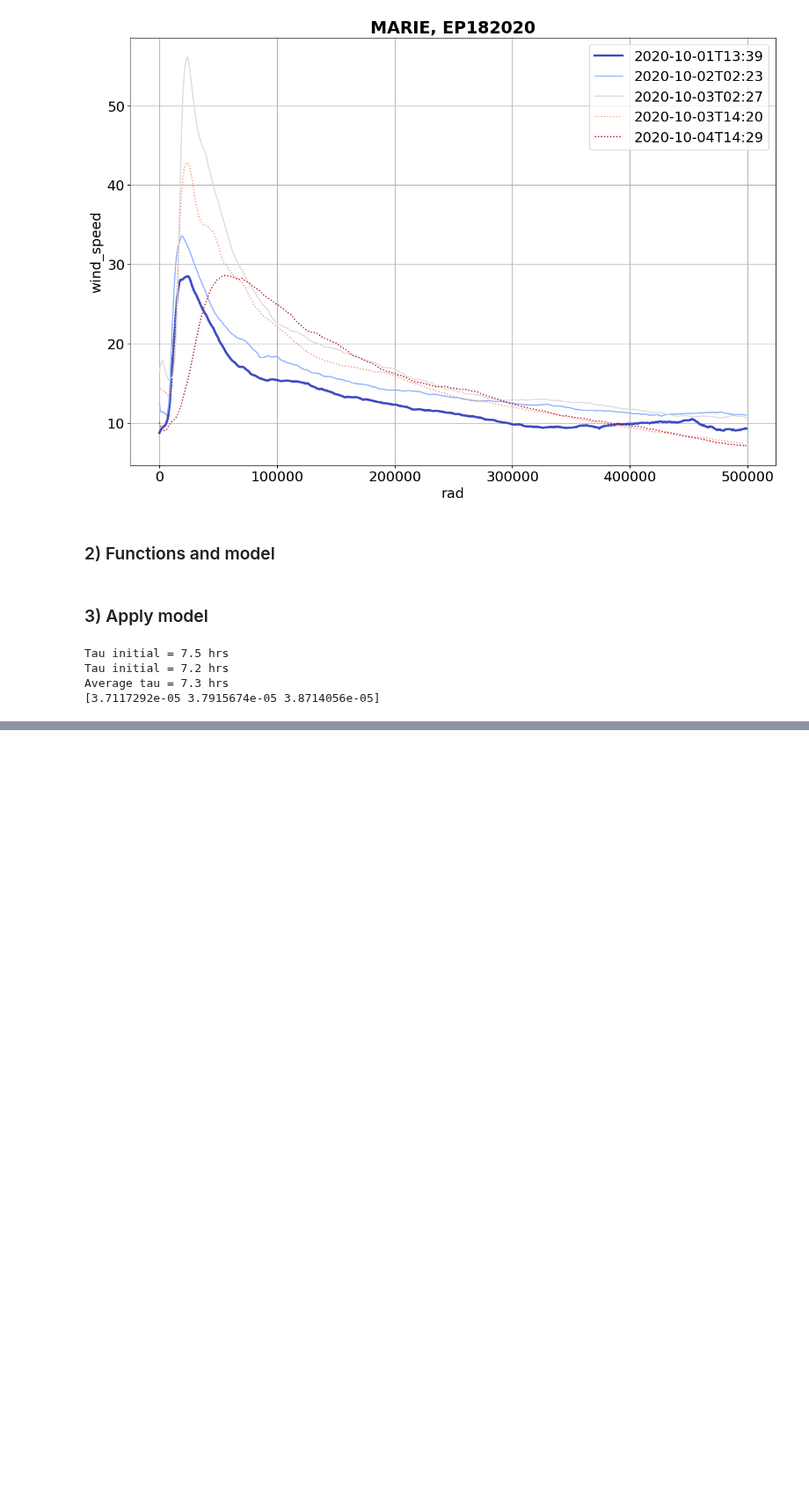
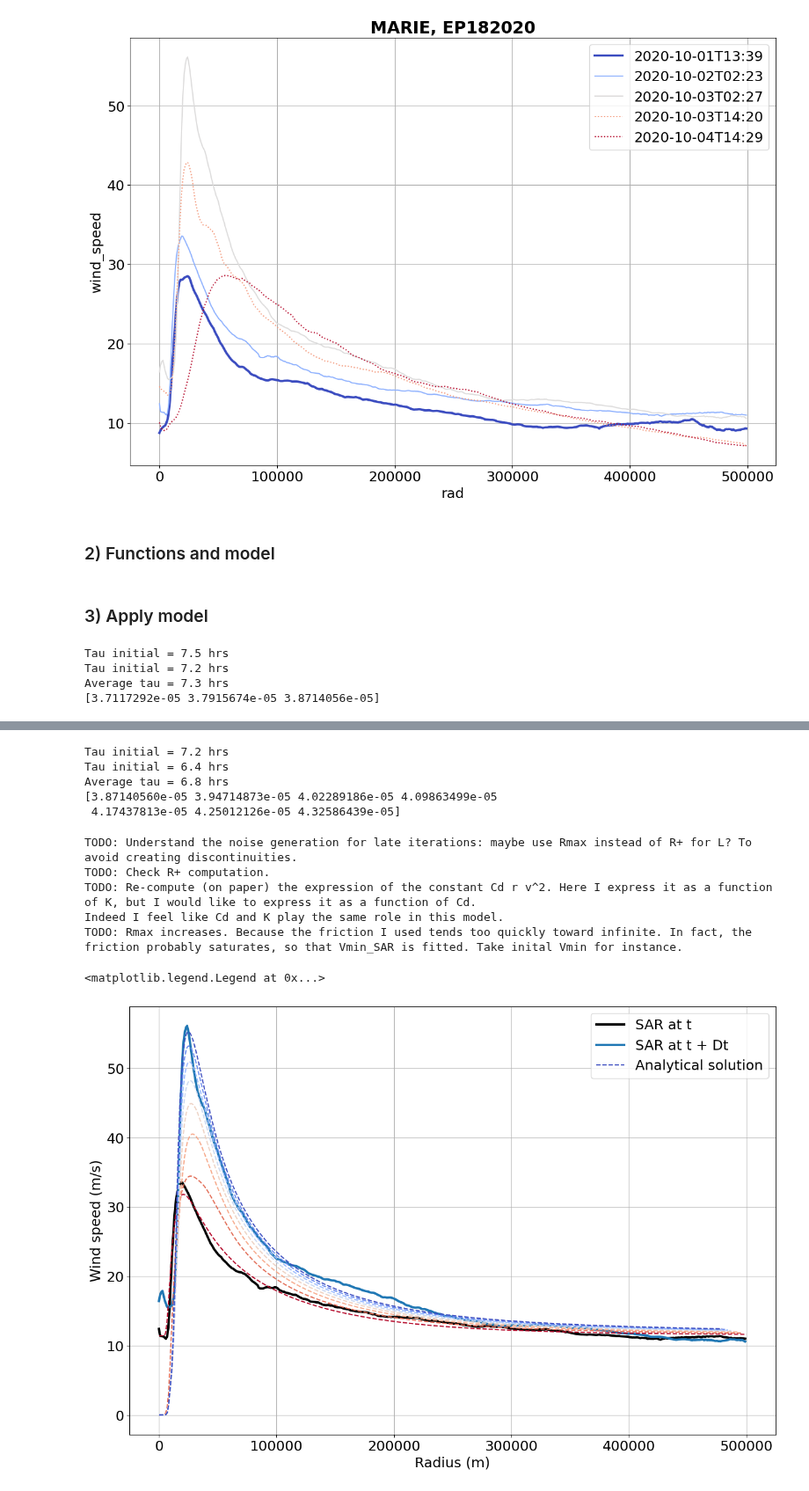
Before and after one commit to Arthur117/TCsLifeMonitFromObs, a Jupyter notebook: PRJCT_TIME_EVOLUTION/zSmall_iterations.ipynb, the cells around one changed output, grey strips where cells are left out. Shown at 88% size. Drawn from its saved outputs; the diff is of its cells as text; code cells hidden in the pictures; blank space fills up the shorter version.

```diff
--- a/PRJCT_TIME_EVOLUTION/zSmall_iterations.ipynb
+++ b/PRJCT_TIME_EVOLUTION/zSmall_iterations.ipynb
@@ -425,0 +451,64 @@ TODO: Rmax increases. Because the friction I used tends too quickly toward infin
+# %%
+# Iteration number
+i = 1
+
+# Compute Coriolis parameterS and nbs of steps
+fcor_ini = float(abs(coriolis(DS[str(i)].lat_center)))
+fcor_fin = float(abs(coriolis(DS[str(i + 1)].lat_center)))
+
+tau_ini = (1 / fcor_ini) / 3600 # hrs
+print('Tau initial = {:.1f} hrs'.format(tau_ini))
+tau_fin = (1 / fcor_fin) / 3600 # hrs
+print('Tau initial = {:.1f} hrs'.format(tau_fin))
+print('Average tau = {:.1f} hrs'.format((tau_ini + tau_fin) / 2))
+
+# Nb of hrs separating the 2 successive SAR profiles
+delta_t = 24 # hrs
+
+# Tau re-circulation
+tau2    = compute_tau_recirculation(rs, VHS[str(i)], fcor_ini) # Compute R0/V0
+
+# Nb of steps
+n_steps = int(np.ceil(delta_t / tau2))
+
+# Coriolis forces
+fcors   = np.linspace(fcor_ini, fcor_fin, n_steps)
+print(fcors)
+# %% [output]
+Tau initial = 7.2 hrs
+Tau initial = 6.4 hrs
+Average tau = 6.8 hrs
+[3.87140560e-05 3.94714873e-05 4.02289186e-05 4.09863499e-05
+ 4.17437813e-05 4.25012126e-05 4.32586439e-05]
+# %%
+# Hyperparameters
+HPRMS = {
+    'dt':      tau2 / tau_ini,               # non-dimensional time step
+    'n_steps': n_steps, # hr, nb of iterations
+    'K':       35,                           # m^2/s, diffusivity coefficient
+    'Cd_plus': 2.5e-3,                       # [], drag coefficient, maximal at R+ (so shouldn't be tuned)
+}
+
+# Plot
+print('TODO: Understand the noise generation for late iterations: maybe use Rmax instead of R+ for L? To avoid creating discontinuities.')
+print('TODO: Check R+ computation.')
+print('TODO: Re-compute (on paper) the expression of the constant Cd r v^2. Here I express it as a function of K, but I would like to express it as a function of Cd.')
+print('Indeed I feel like Cd and K play the same role in this model.')
+print('TODO: Rmax increases. Because the friction I used tends too quickly toward infinite. In fact, the friction probably saturates, so that Vmin_SAR is fitted. Take inital Vmin for instance.')
+plt.plot(DS[str(i)].rad, DS[str(i)].wind_speed, c='k', linewidth=3, label='SAR at t')
+# plt.plot(rs, VHS[str(i)], c='k', alpha=0.2, label='Holland fit to SAR at t')
+plt.plot(DS[str(i + 1)].rad, DS[str(i + 1)].wind_speed, c='tab:blue', linewidth=3, label='SAR at t + Dt')
+
+# Run model
+V = MODEL(rs, VHS[str(i)], fcors, HPRMS)
+
+plt.xlabel('Radius (m)');plt.ylabel('Wind speed (m/s)')
+plt.grid();plt.legend()
+# %% [output]
+TODO: Understand the noise generation for late iterations: maybe use Rmax instead of R+ for L? To avoid creating discontinuities.
+TODO: Check R+ computation.
+TODO: Re-compute (on paper) the expression of the constant Cd r v^2. Here I express it as a function of K, but I would like to express it as a function of Cd.
+Indeed I feel like Cd and K play the same role in this model.
+TODO: Rmax increases. Because the friction I used tends too quickly toward infinite. In fact, the friction probably saturates, so that Vmin_SAR is fitted. Take inital Vmin for instance.
+<matplotlib.legend.Legend at 0x...>
+[figure, added]
```
Also changed, not shown: parts of 9 cells of this notebook, 4 other files.
